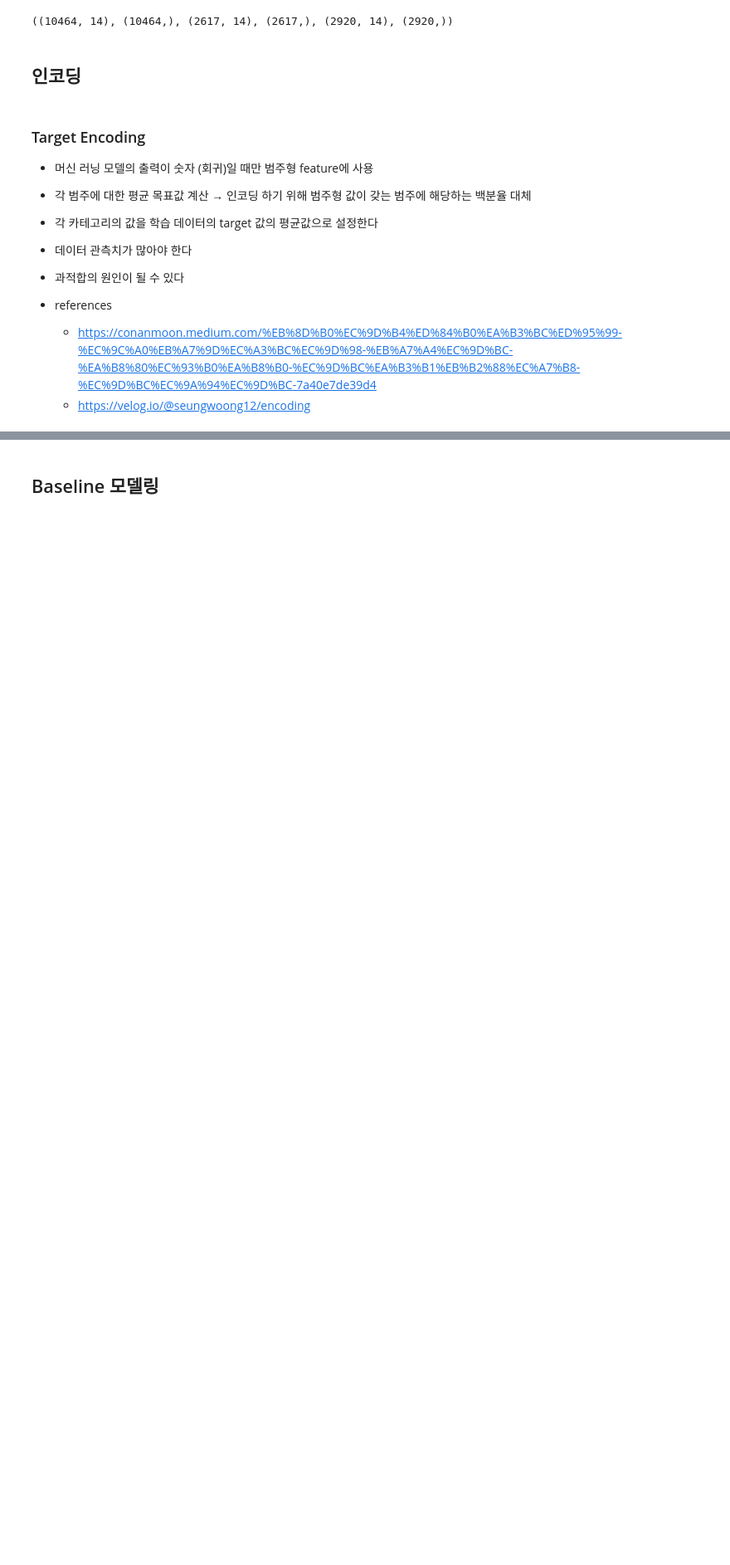
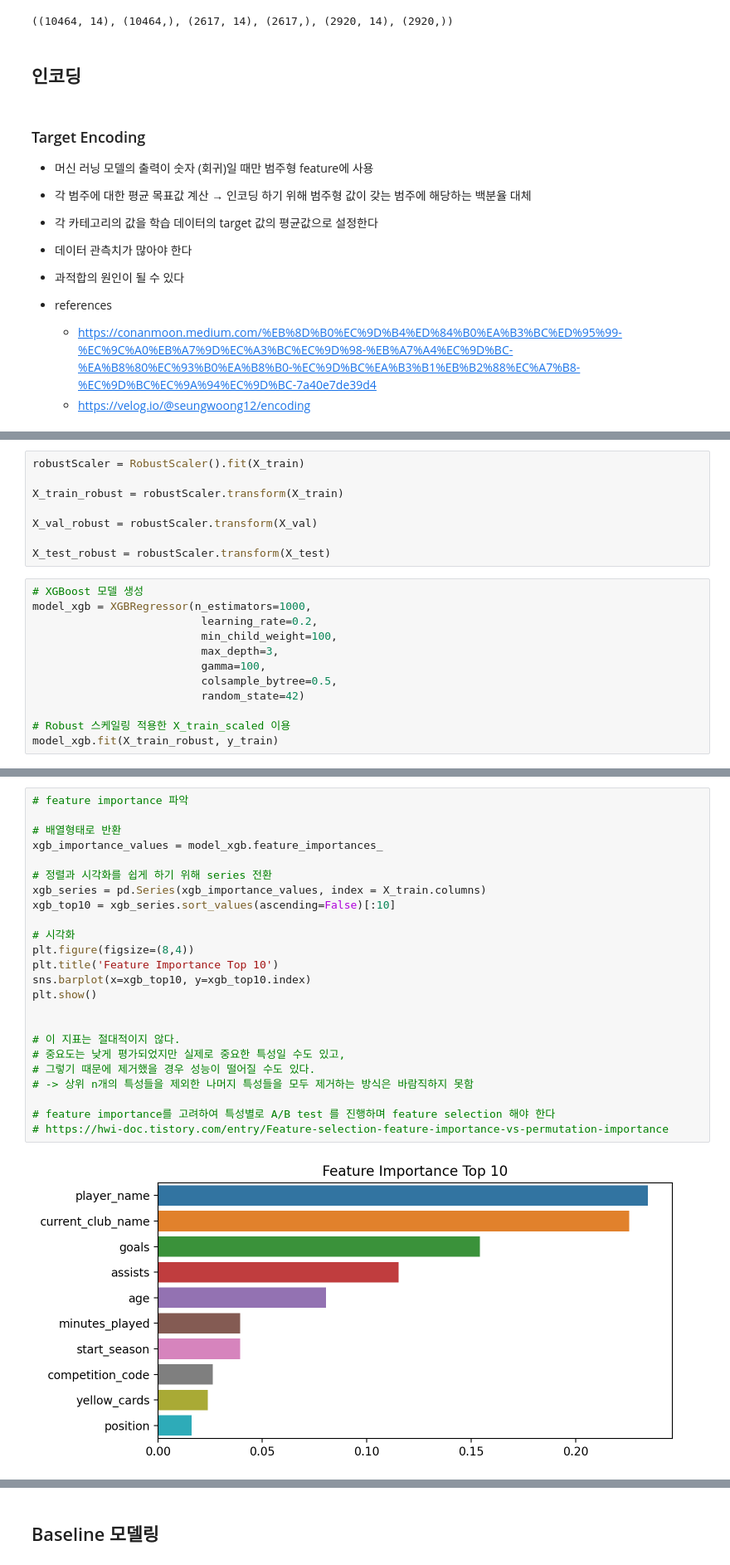
Before and after one commit to wjco/DAStudy-sat, a Jupyter notebook: Tek/football-data-from-transfermarkt/model-football-data-from-transfermarkt.ipynb, the cells around one changed output, grey strips where cells are left out. Shown: that part at 83% size. Drawn from its saved outputs; the diff is of its cells as text; blank space fills up the shorter version.

Commit message:
Update: 240330 football data target xgboost

```diff
--- a/Tek/football-data-from-transfermarkt/model-football-data-from-transfermarkt.ipynb
+++ b/Tek/football-data-from-transfermarkt/model-football-data-from-transfermarkt.ipynb
@@ -152,0 +179,20 @@ test_encoded = te.transform(X_test)
+# %%
+robustScaler = RobustScaler().fit(X_train)
+
+X_train_robust = robustScaler.transform(X_train)
+
+X_val_robust = robustScaler.transform(X_val)
+
+X_test_robust = robustScaler.transform(X_test)
+# %%
+# XGBoost 모델 생성
+model_xgb = XGBRegressor(n_estimators=1000,
+                          learning_rate=0.2,
+                          min_child_weight=100,
+                          max_depth=3,
+                          gamma=100,
+                          colsample_bytree=0.5,
+                          random_state=42)
+
+# Robust 스케일링 적용한 X_train_scaled 이용
+model_xgb.fit(X_train_robust, y_train)
@@ -152,0 +211,26 @@ test_encoded = te.transform(X_test)
+# %%
+# feature importance 파악
+
+# 배열형태로 반환
+xgb_importance_values = model_xgb.feature_importances_
+
+# 정렬과 시각화를 쉽게 하기 위해 series 전환
+xgb_series = pd.Series(xgb_importance_values, index = X_train.columns)
+xgb_top10 = xgb_series.sort_values(ascending=False)[:10]
+
+# 시각화
+plt.figure(figsize=(8,4))
+plt.title('Feature Importance Top 10')
+sns.barplot(x=xgb_top10, y=xgb_top10.index)
+plt.show()
+
+
+# 이 지표는 절대적이지 않다.
+# 중요도는 낮게 평가되었지만 실제로 중요한 특성일 수도 있고,
+# 그렇기 때문에 제거했을 경우 성능이 떨어질 수도 있다.
+# -> 상위 n개의 특성들을 제외한 나머지 특성들을 모두 제거하는 방식은 바람직하지 못함
+
+# feature importance를 고려하여 특성별로 A/B test 를 진행하며 feature selection 해야 한다
+# https://hwi-doc.tistory.com/entry/Feature-selection-feature-importance-vs-permutation-importance
+# %% [output]
+[figure, added]
```
Also changed, not shown: parts of 17 cells of this notebook, 3 other files.
